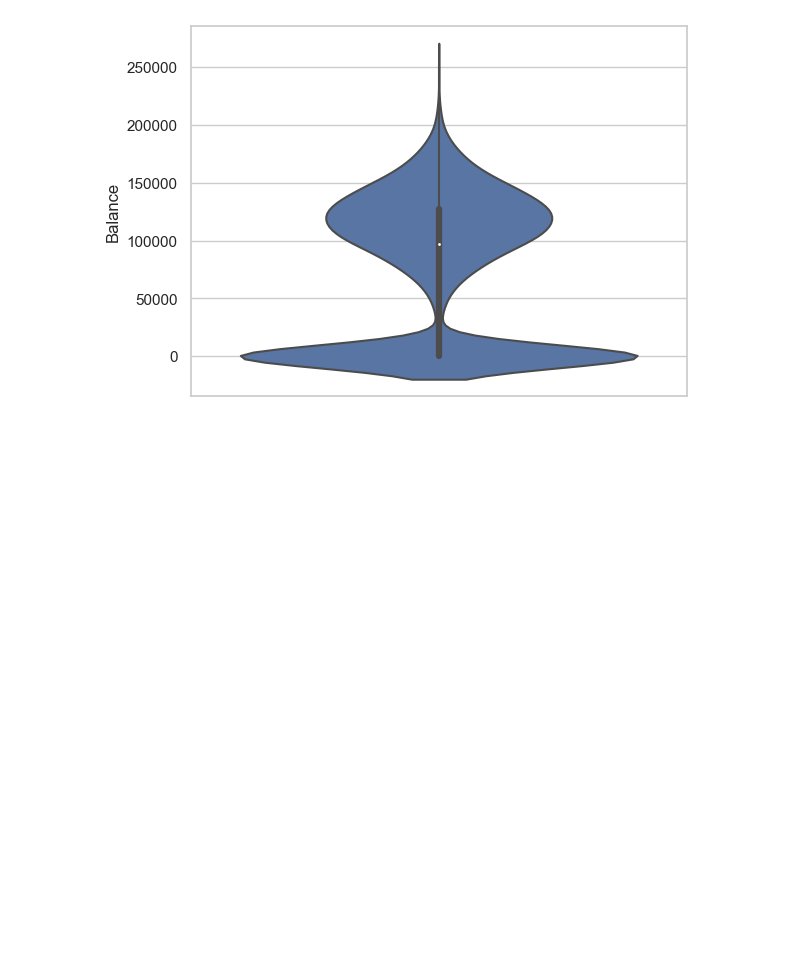
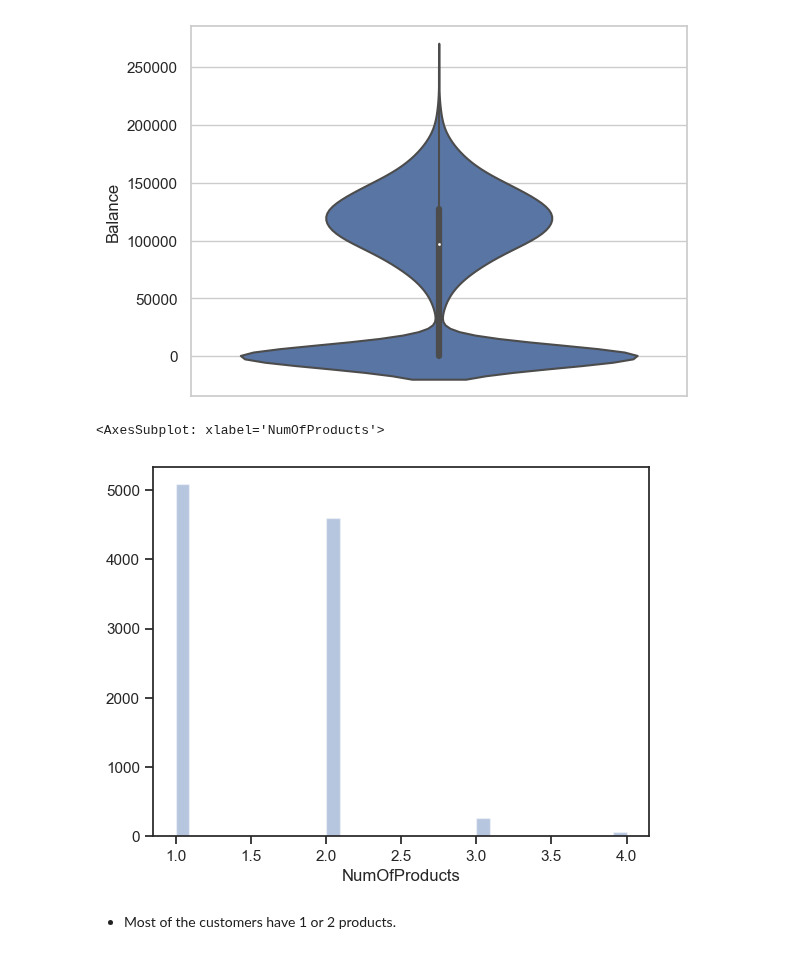
Before and after one commit to AmirMotefaker/Sales-Data-Analysis, a Jupyter notebook: Customer Churn Prediction/Customer Churn Prediction - Bank/Customer Churn Prediction - Bank.ipynb, the cells around one changed output. Drawn from its saved outputs; the diff is of its cells as text; code cells hidden in the pictures; blank space fills up the shorter version.

Commit message:
Plotting a distribution plot of NumOfProducts

```diff
--- a/Customer Churn Prediction/Customer Churn Prediction - Bank/Customer Churn Prediction - Bank.ipynb
+++ b/Customer Churn Prediction/Customer Churn Prediction - Bank/Customer Churn Prediction - Bank.ipynb
@@ -137,3 +137,12 @@ sns.violinplot(y = dc['Balance'])
 # %% [output]
 <AxesSubplot: ylabel='Balance'>
 [figure]
+# %%
+# Plotting a distribution plot of NumOfProducts
+sns.set(style = 'ticks')
+sns.distplot(dc.NumOfProducts, hist=True, kde=False)
+# %% [output]
+<AxesSubplot: xlabel='NumOfProducts'>
+[figure, added]
+# %% [markdown]
+- Most of the customers have 1 or 2 products.
```
